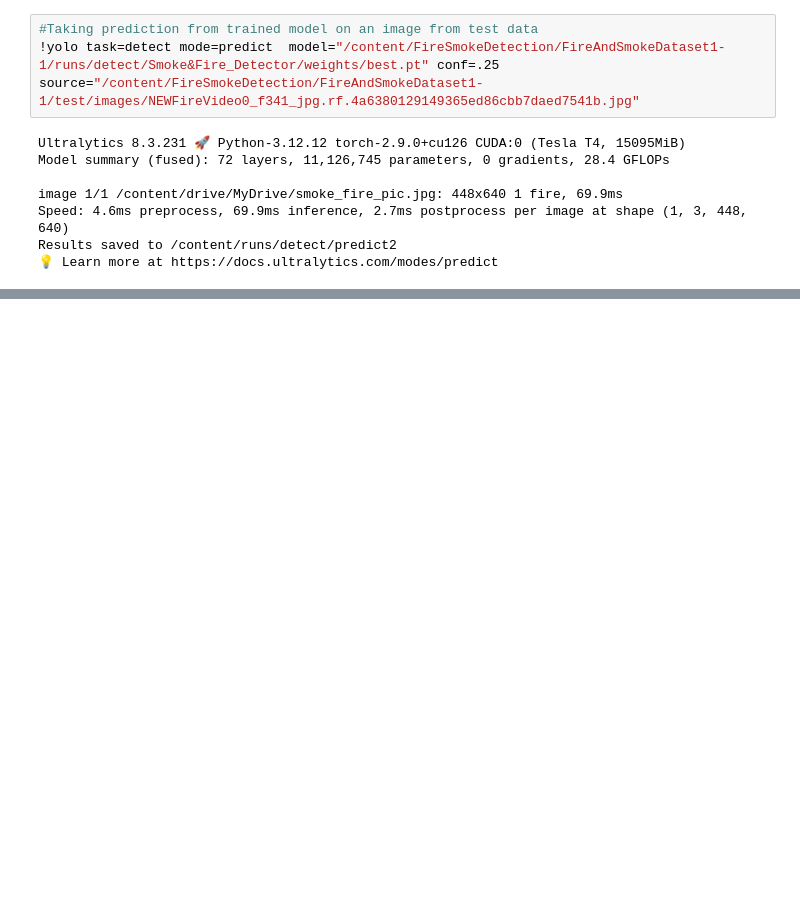
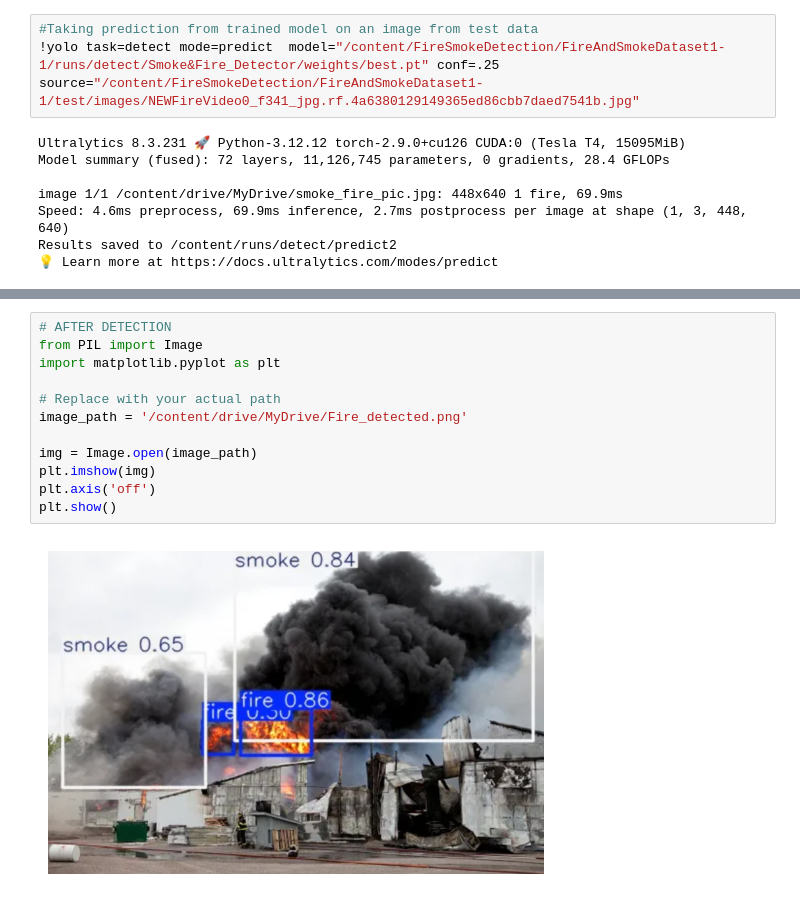
Before and after one commit to Ali-Azhar-786/YOLO, a Jupyter notebook: Fire&Smoke_Detection_YOLOv8.ipynb, the cells around one changed output, grey strips where cells are left out. Saved outputs shown, nothing was run; the diff lists cells and outputs as text; blank space fills up the shorter version.

```diff
--- a/Fire&Smoke_Detection_YOLOv8.ipynb
+++ b/Fire&Smoke_Detection_YOLOv8.ipynb
@@ -135,0 +154,14 @@ Results saved to /content/runs/detect/predict2
+# %%
+# AFTER DETECTION
+from PIL import Image
+import matplotlib.pyplot as plt
+
+# Replace with your actual path
+image_path = '/content/drive/MyDrive/Fire_detected.png'
+
+img = Image.open(image_path)
+plt.imshow(img)
+plt.axis('off')
+plt.show()
+# %% [output]
+[figure, added]
```
Also changed, not shown: parts of 2 cells of this notebook, 1 other file.
